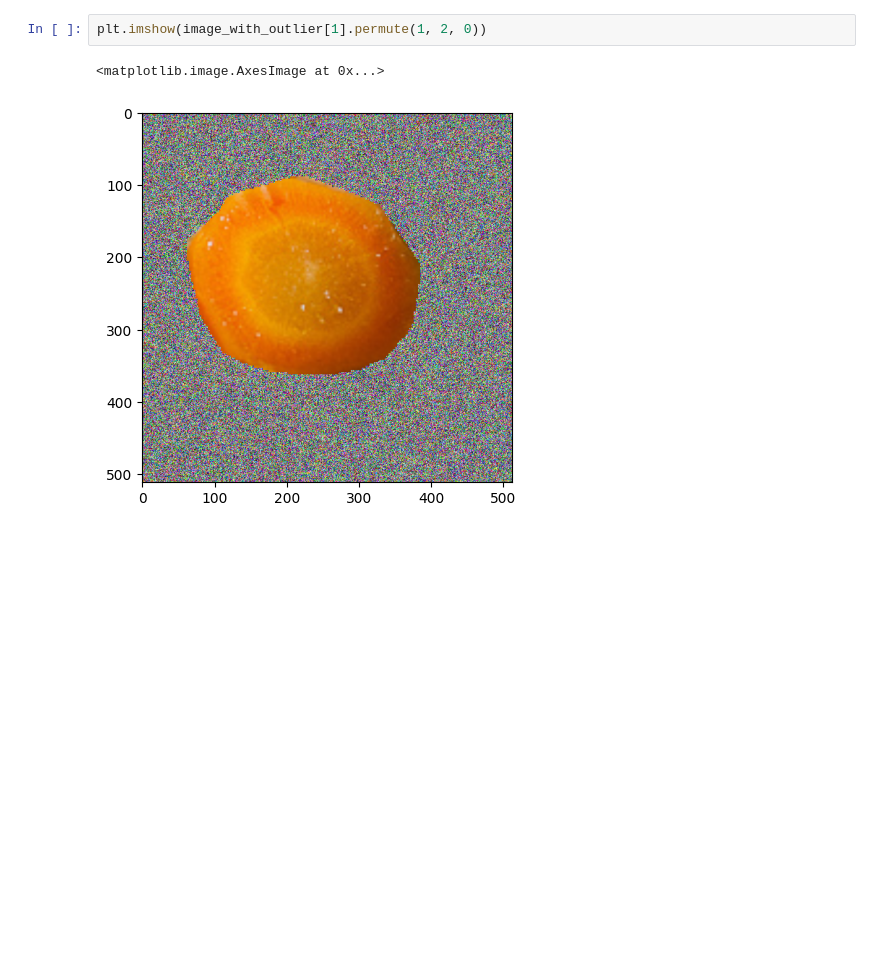
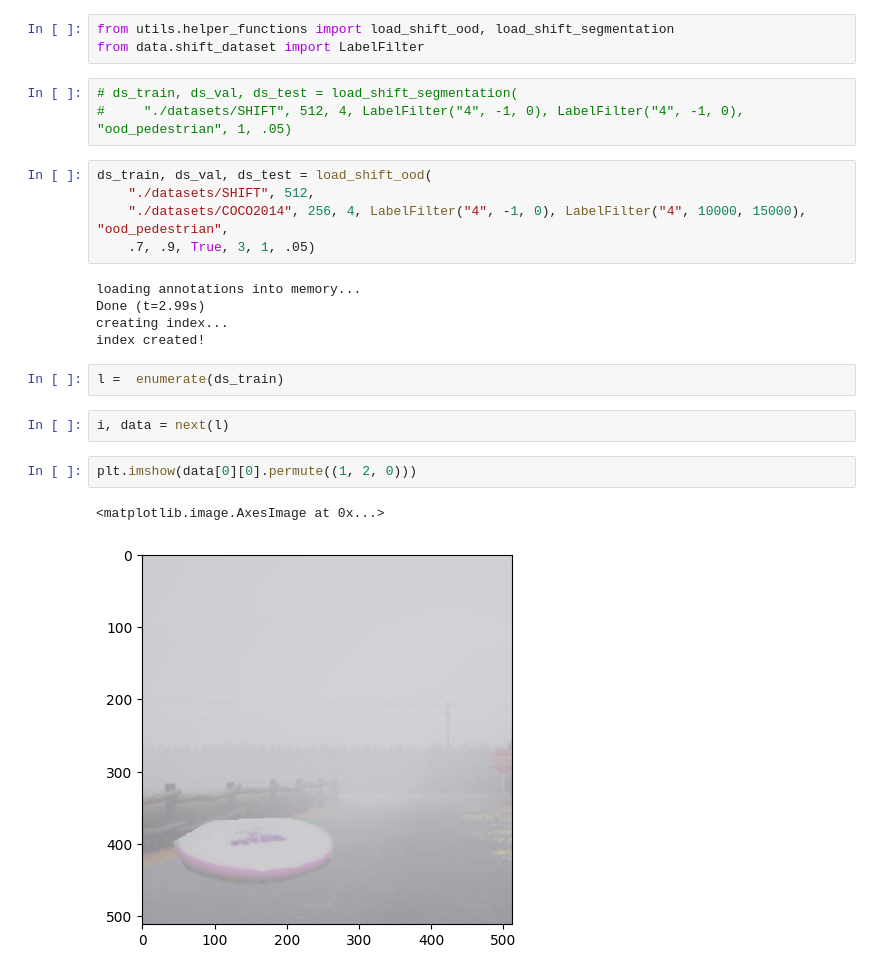
Before and after one commit to mbisan/outlier-detection, a Jupyter notebook: notebooks/test.ipynb, the cells around one changed output. Drawn from its saved outputs; the diff is of its cells as text; blank space fills up the shorter version.

Commit message:
fix loading shift dataset

```diff
--- a/notebooks/test.ipynb
+++ b/notebooks/test.ipynb
@@ -36,5 +10,25 @@ image_with_outlier, label = oi(img, label, outlier, mask)
+# %%
+from utils.helper_functions import load_shift_ood, load_shift_segmentation
+from data.shift_dataset import LabelFilter
+# %%
+# ds_train, ds_val, ds_test = load_shift_segmentation(
+#     "./datasets/SHIFT", 512, 4, LabelFilter("4", -1, 0), LabelFilter("4", -1, 0), "ood_pedestrian", 1, .05)
+# %%
+ds_train, ds_val, ds_test = load_shift_ood(
+    "./datasets/SHIFT", 512,
+    "./datasets/COCO2014", 256, 4, LabelFilter("4", -1, 0), LabelFilter("4", 10000, 15000), "ood_pedestrian",
+    .7, .9, True, 3, 1, .05)
+# %% [output]
+loading annotations into memory...
+Done (t=2.99s)
+creating index...
+index created!
+# %%
+l =  enumerate(ds_train)
+# %%
+i, data = next(l)
 # %%
-plt.imshow(image_with_outlier[1].permute(1, 2, 0))
+plt.imshow(data[0][0].permute((1, 2, 0)))
 # %% [output]
 <matplotlib.image.AxesImage at 0x...>
-[figure, old version]
+[figure, new version]
```
Also changed, not shown: parts of 9 cells of this notebook, 2 other files.
